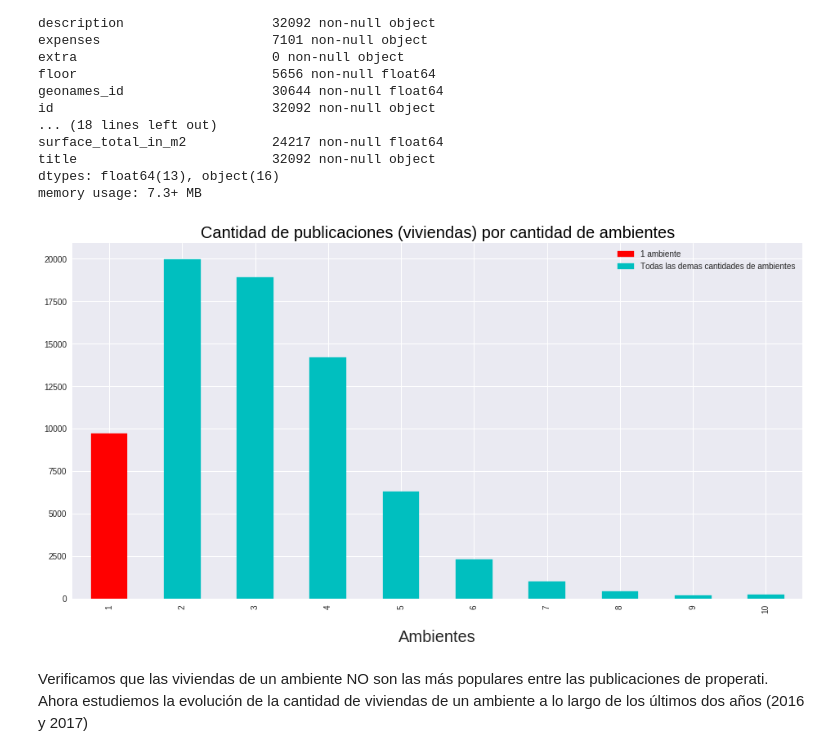
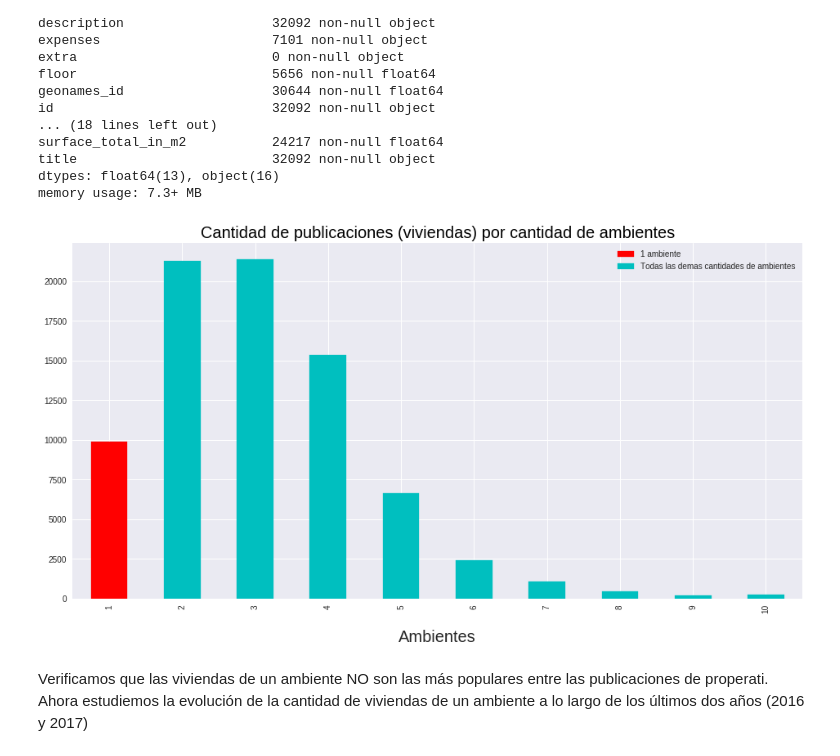
Before and after one commit to nicolaslongo/datos-TP1, a Jupyter notebook: Tendencia o crisis habitacional.ipynb, the cells around one changed output. Drawn from its saved outputs; the diff is of its cells as text; code cells hidden in the pictures.

```diff
--- a/Tendencia o crisis habitacional.ipynb
+++ b/Tendencia o crisis habitacional.ipynb
@@ -104,35 +104,36 @@ import matplotlib.patches as mpatches
 # En primer lugar evalúo la cantidad de publicaciones (que no son tiendas comerciales) según
 #la cantidad de ambientes (rooms)
 # Vemos que la mayor cantidad de viviendas publicadas corresponden a 2 y 3 ambientes
 
 pev.dropna(subset=['property_type', 'rooms'], inplace=True)
-pev_amb = pev.loc[((pev.property_type.str.contains('house')) | (pev.property_type.str.contains('apartment'))) &\
+pev_amb = pev.loc[((pev.property_type.str.contains('house')) | (pev.property_type.str.contains('PH')) | \
+                   (pev.property_type.str.contains('apartment')) |(pev.property_type.str.contains('ph'))) &\
                   (pev.rooms<11) & (pev.rooms > 0),['rooms', 'state_name']].groupby('rooms').agg([np.size])
 
 pev_amb = pd.DataFrame(pev_amb.to_records())
 pev_amb.columns=['rooms','size']
 pev_amb
 
 pev_amb = pd.pivot_table(pev_amb, values='size', index='rooms')
 
 f = plt.figure()
 ax = pev_amb.plot(kind='bar', figsize=(16,8), ax=f.gca())
 handles, labels = ax.get_legend_handles_labels()
 ax.set_title('Cantidad de publicaciones (viviendas) por cantidad de ambientes', color='black',size=20.0)
 ax.set_xticklabels(['1','2','3','4','5','6','7', '8', '9', '10'])
 ax.set_xlabel('Ambientes',size=20.0,labelpad=20.0);
 cyan_patch = mpatches.Patch(color='c', label='Todas las demas cantidades de ambientes')
 red_patch = mpatches.Patch(color='r', label='1 ambiente')
 
 ax.get_children()[0].set_color('r');ax.get_children()[1].set_color('c');ax.get_children()[2].set_color('c');
 ax.get_children()[3].set_color('c');ax.get_children()[4].set_color('c');ax.get_children()[5].set_color('c');
 ax.get_children()[6].set_color('c');ax.get_children()[7].set_color('c');ax.get_children()[8].set_color('c');
 ax.get_children()[9].set_color('c');
 plt.legend(handles=[red_patch,cyan_patch])
 #plt.legend(handles[::-1], labels[::-1],loc='center left', bbox_to_anchor=(1.0, 0.5))
 plt.show()
 # %% [output]
-[figure, old version]
+[figure, new version]
 # %% [markdown]
 Verificamos que las viviendas de un ambiente NO son las más populares entre las publicaciones de properati. Ahora estudiemos la evolución de la cantidad de viviendas de un ambiente a lo largo de los últimos dos años (2016 y 2017)
 # %% [markdown]
```
Also changed, not shown: parts of 6 cells of this notebook, 3 other files.
